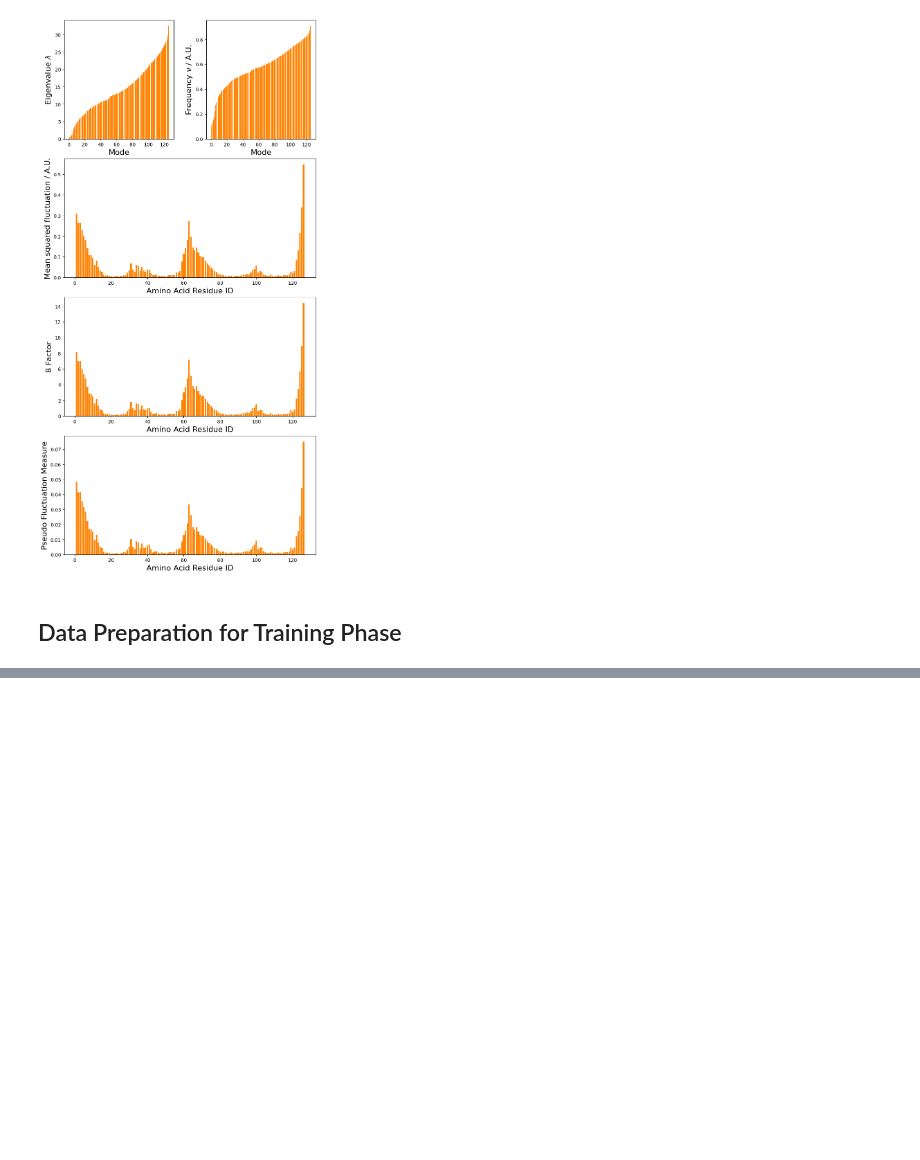
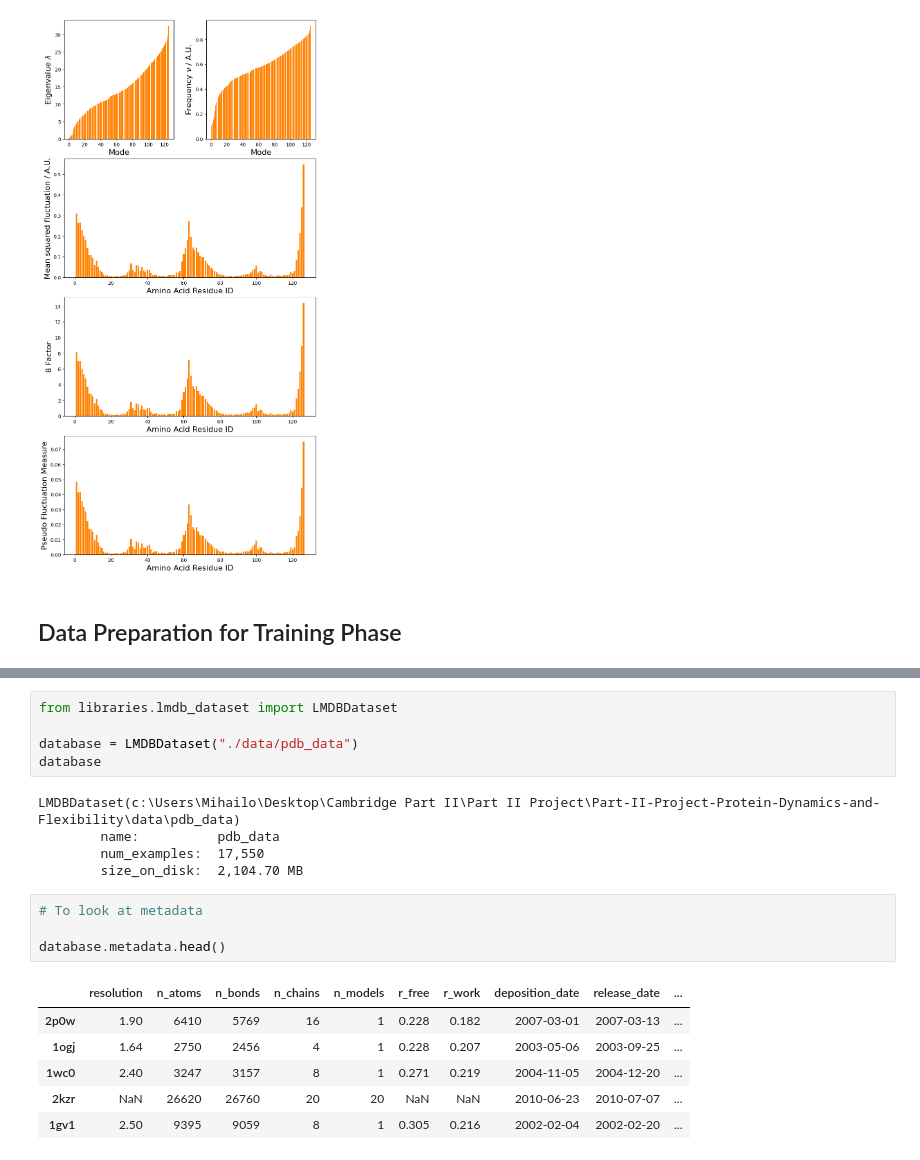
Before and after one commit to ravenstorm2001/Part-II-Project-Protein-Dynamics-and-Flexibility, a Jupyter notebook: PartIIProject.ipynb, the cells around one changed output, grey strips where cells are left out. Drawn from its saved outputs; the diff is of its cells as text; blank space fills up the shorter version.

```diff
--- a/PartIIProject.ipynb
+++ b/PartIIProject.ipynb
@@ -821,0 +834,21 @@ AttributeError: 'DataPreProcessorForGNM' object has no attribute 'num_classes'
+# %%
+from libraries.lmdb_dataset import LMDBDataset
+
+database = LMDBDataset("./data/pdb_data")
+database
+# %% [output]
+LMDBDataset(c:\Users\Mihailo\Desktop\Cambridge Part II\Part II Project\Part-II-Project-Protein-Dynamics-and-Flexibility\data\pdb_data)
+        name:          pdb_data
+        num_examples:  17,550
+        size_on_disk:  2,104.70 MB
+# %%
+# To look at metadata
+
+database.metadata.head()
+# %% [output]
+|  | resolution | n_atoms | n_bonds | n_chains | n_models | r_free | r_work | deposition_date | release_date | ... |
+| 2p0w | 1.90 | 6410 | 5769 | 16 | 1 | 0.228 | 0.182 | 2007-03-01 | 2007-03-13 | ... |
+| 1ogj | 1.64 | 2750 | 2456 | 4 | 1 | 0.228 | 0.207 | 2003-05-06 | 2003-09-25 | ... |
+| 1wc0 | 2.40 | 3247 | 3157 | 8 | 1 | 0.271 | 0.219 | 2004-11-05 | 2004-12-20 | ... |
+| 2kzr | NaN | 26620 | 26760 | 20 | 20 | NaN | NaN | 2010-06-23 | 2010-07-07 | ... |
+| 1gv1 | 2.50 | 9395 | 9059 | 8 | 1 | 0.305 | 0.216 | 2002-02-04 | 2002-02-20 | ... |
```
Also changed, not shown: parts of 25 cells of this notebook.
